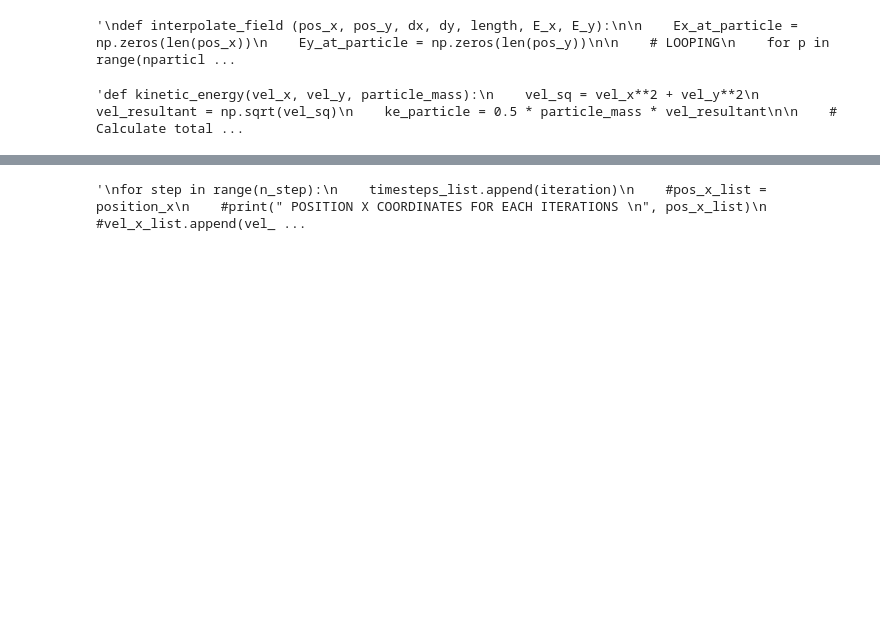
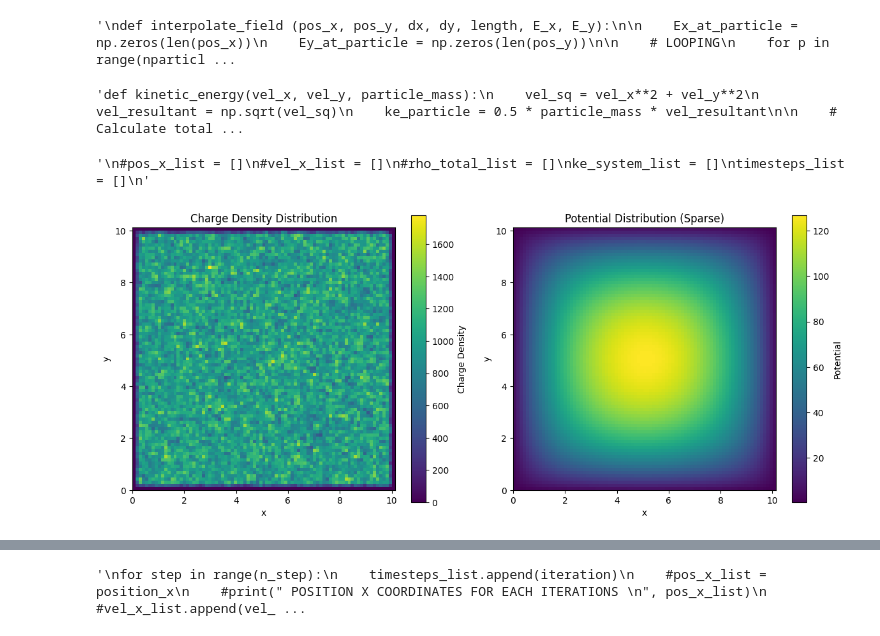
Before and after one commit to Ekalabya3/Abhilash-2D2V, a Jupyter notebook: Copy_of_Abhilash_2D_PIC.ipynb, the cells around one changed output, grey strips where cells are left out. Cells and saved outputs as stored; diff of their text form; code cells hidden in the pictures; blank space fills up the shorter version.

```diff
--- a/Copy_of_Abhilash_2D_PIC.ipynb
+++ b/Copy_of_Abhilash_2D_PIC.ipynb
@@ -232,8 +327,43 @@ dy = length / abs(ncell ** 0.5 )
 # %%
+'''
 #pos_x_list = []
 #vel_x_list = []
 #rho_total_list = []
 ke_system_list = []
 timesteps_list = []
+'''
+# %% [output]
+'\n#pos_x_list = []\n#vel_x_list = []\n#rho_total_list = []\nke_system_list = []\ntimesteps_list = []\n'
+# %%
+# Grid parameters
+#dx = 0.1
+#dy = 0.1
+nx = int(ncell ** 0.5)+1
+ny = int(ncell ** 0.5)+1
+# Example charge density distribution
+rho_electron = charge_density(position_x, position_y, dx, dy, length)
+# Solve the Poisson equation using sparse matrix method
+solution_sparse = solve_poisson_sparse(rho_electron, dx, dy)
+
+# Plot charge density and potential
+plt.figure(figsize=(12, 5))
+plt.subplot(1, 2, 1)
+plt.imshow(rho_electron, origin='lower', extent=[0, nx*dx, 0, ny*dy], cmap='viridis')
+plt.colorbar(label='Charge Density')
+plt.xlabel('x')
+plt.ylabel('y')
+plt.title('Charge Density Distribution')
+
+plt.subplot(1, 2, 2)
+plt.imshow(solution_sparse, origin='lower', extent=[0, nx*dx, 0, ny*dy], cmap='viridis')
+plt.colorbar(label='Potential')
+plt.xlabel('x')
+plt.ylabel('y')
+plt.title('Potential Distribution (Sparse)')
+
+plt.tight_layout()
+plt.show()
+# %% [output]
+[figure, added]
 # %%
 ' TESTS '
```
Also changed, not shown: parts of 11 cells of this notebook.
